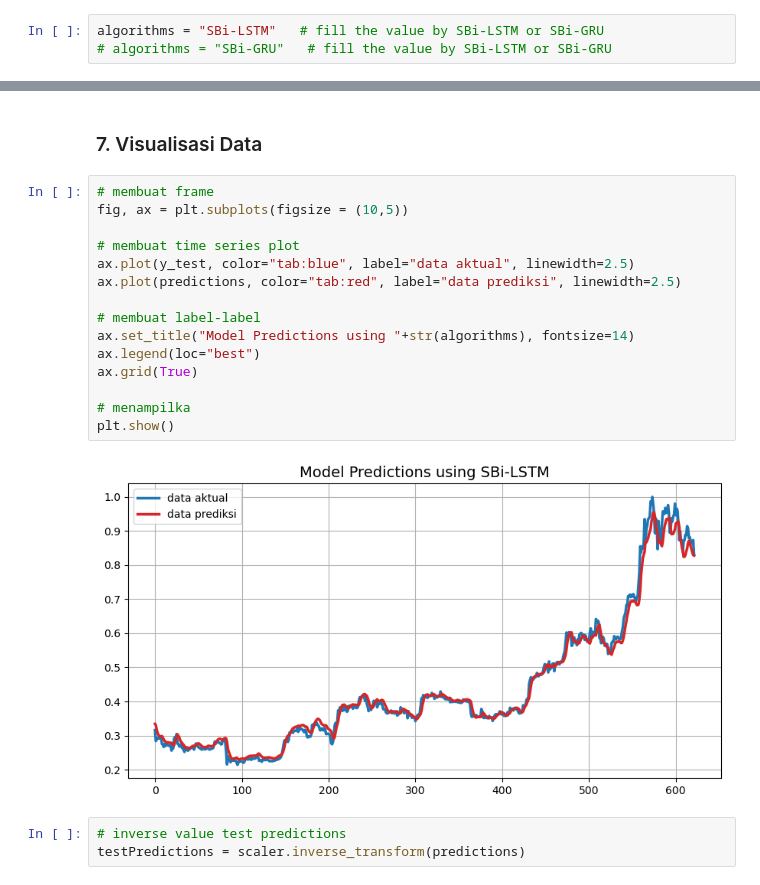
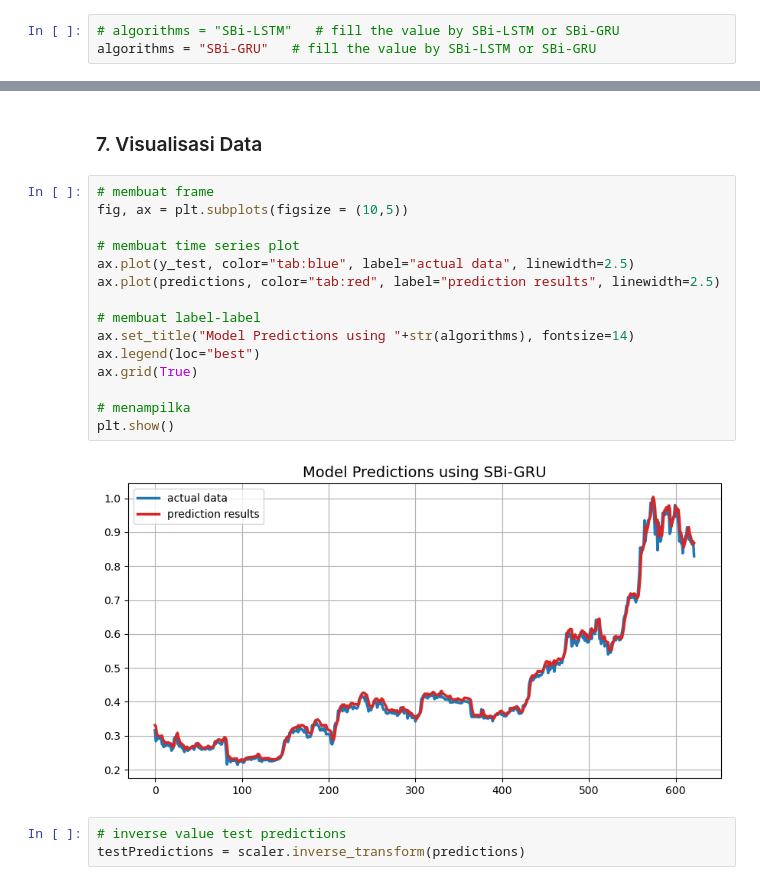
Before and after one commit to kusin/tensorflow-btc-usd-v2, a Jupyter notebook: JupyterLab/Stacked-Bidirectional-NN.ipynb, the cells around one changed output, grey strips where cells are left out. Drawn from its saved outputs; the diff is of its cells as text.

```diff
--- a/JupyterLab/Stacked-Bidirectional-NN.ipynb
+++ b/JupyterLab/Stacked-Bidirectional-NN.ipynb
@@ -61,8 +61,8 @@ from sklearn.metrics import mean_absolute_percentage_error
 # %% [markdown]
 - config models
 # %%
-algorithms = "SBi-LSTM"   # fill the value by SBi-LSTM or SBi-GRU
-# algorithms = "SBi-GRU"   # fill the value by SBi-LSTM or SBi-GRU
+# algorithms = "SBi-LSTM"   # fill the value by SBi-LSTM or SBi-GRU
+algorithms = "SBi-GRU"   # fill the value by SBi-LSTM or SBi-GRU
 # %% [markdown]
 ### 2. Akuisisi Data
 # %%
@@ -514,20 +514,20 @@ print("{:0>2}:{:0>2}:{:05.2f}".format(int(hours),int(minutes),seconds))
 # %%
 # membuat frame
 fig, ax = plt.subplots(figsize = (10,5))
 
 # membuat time series plot
-ax.plot(y_test, color="tab:blue", label="data aktual", linewidth=2.5)
-ax.plot(predictions, color="tab:red", label="data prediksi", linewidth=2.5)
+ax.plot(y_test, color="tab:blue", label="actual data", linewidth=2.5)
+ax.plot(predictions, color="tab:red", label="prediction results", linewidth=2.5)
 
 # membuat label-label
 ax.set_title("Model Predictions using "+str(algorithms), fontsize=14)
 ax.legend(loc="best")
 ax.grid(True)
 
 # menampilka
 plt.show()
 # %% [output]
-[figure, old version]
+[figure, new version]
 # %%
 # inverse value test predictions
 testPredictions = scaler.inverse_transform(predictions)
```
Also changed, not shown: parts of 15 cells of this notebook.
